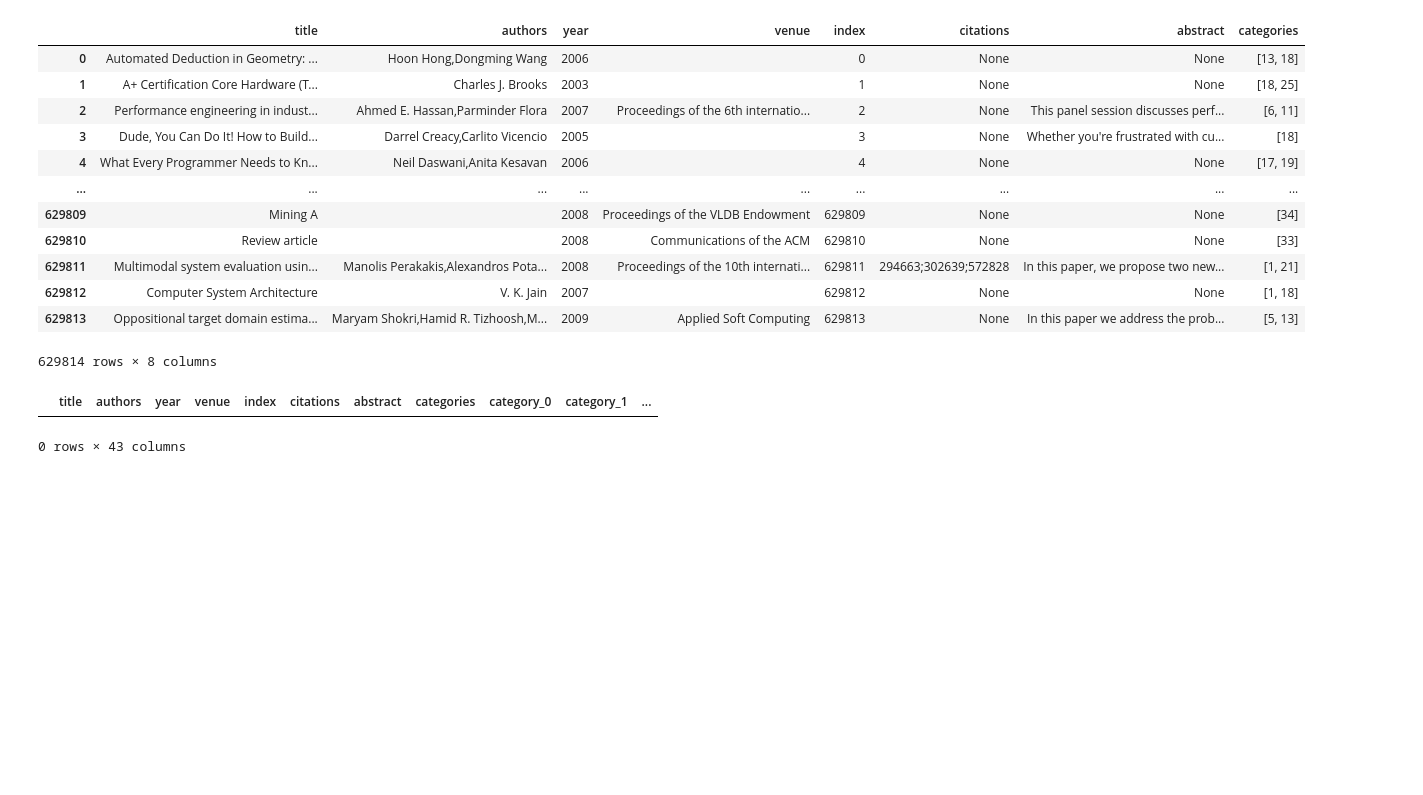
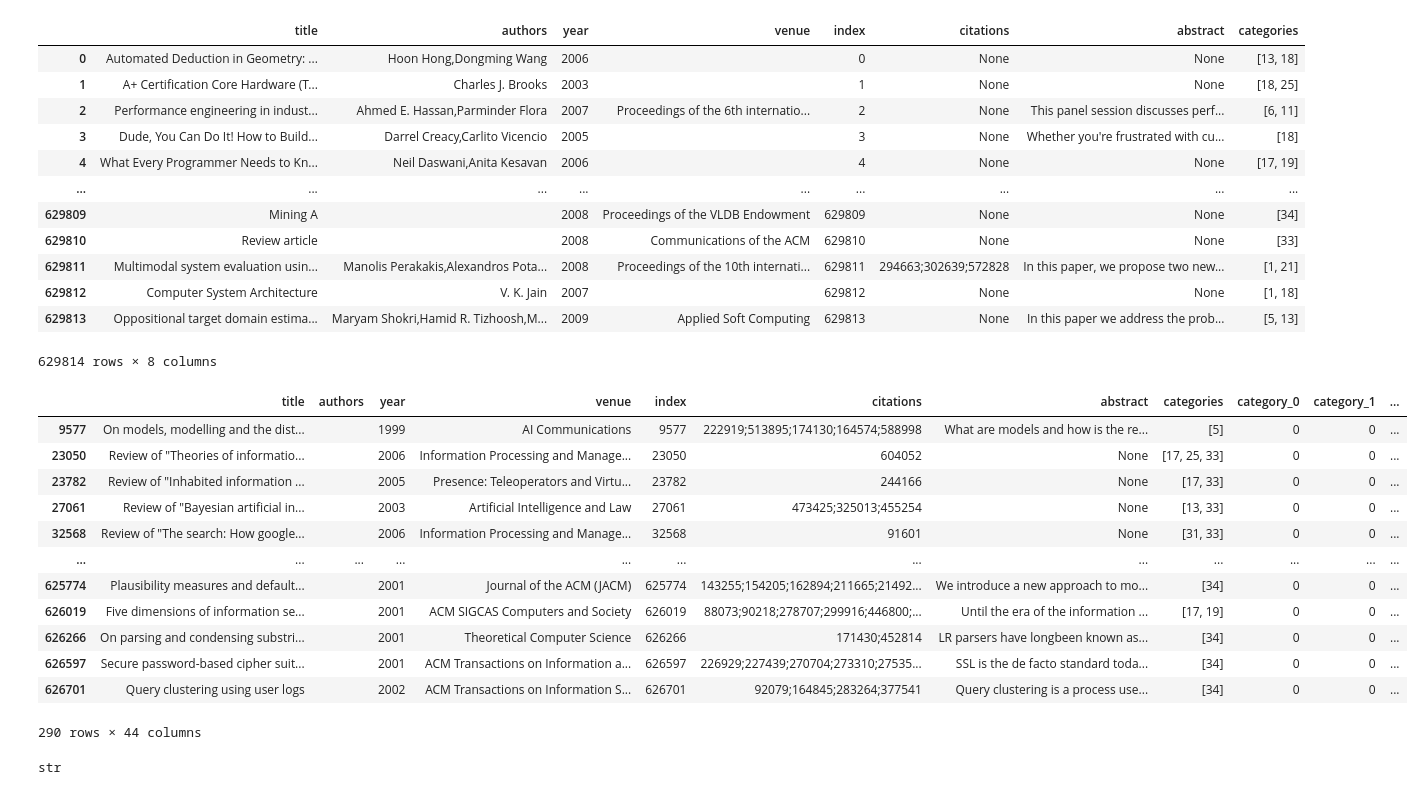
Before and after one commit to tommasosommaruga/Data_challenge_ENT, a Jupyter notebook: main_nb.ipynb, the cells around one changed output. Drawn from its saved outputs; the diff is of its cells as text; code cells hidden in the pictures; blank space fills up the shorter version.

Commit message:
check authors

```diff
--- a/main_nb.ipynb
+++ b/main_nb.ipynb
@@ -174,8 +174,27 @@ for category in unique_categories:
     df[f'category_{category}'] = df['categories'].apply(lambda x: 1 if category in x else 0)
 # %%
 # give the rows which have empty authors
-df['authors'] = df['authors'].apply(lambda x: x.split(','))
-df[df['authors'].apply(lambda x: len(x)) == 0]
+df['authors_list'] = df['authors'].apply(lambda x: [author.strip() for author in x.split(",")])
+
+# Step 2: Check for empty authors
+empty_authors_df = df[df['authors_list'].apply(lambda x: any(not author for author in x))]
-# %% [output]
-|  | title | authors | year | venue | index | citations | abstract | categories | category_0 | category_1 | ... |
-0 rows × 43 columns
+# %%
+empty_authors_df[empty_authors_df['citations'].notnull()]
+# %% [output]
+|  | title | authors | year | venue | index | citations | abstract | categories | category_0 | category_1 | ... |
+| 9577 | On models, modelling and the dist... |  | 1999 | AI Communications | 9577 | 222919;513895;174130;164574;588998 | What are models and how is the re... | [5] | 0 | 0 | ... |
+| 23050 | Review of "Theories of informatio... |  | 2006 | Information Processing and Manage... | 23050 | 604052 | None | [17, 25, 33] | 0 | 0 | ... |
+| 23782 | Review of "Inhabited information ... |  | 2005 | Presence: Teleoperators and Virtu... | 23782 | 244166 | None | [17, 33] | 0 | 0 | ... |
+| 27061 | Review of "Bayesian artificial in... |  | 2003 | Artificial Intelligence and Law | 27061 | 473425;325013;455254 | None | [13, 33] | 0 | 0 | ... |
+| 32568 | Review of "The search: How google... |  | 2006 | Information Processing and Manage... | 32568 | 91601 | None | [31, 33] | 0 | 0 | ... |
+| ... | ... | ... | ... | ... | ... | ... | ... | ... | ... | ... | ... |
+| 625774 | Plausibility measures and default... |  | 2001 | Journal of the ACM (JACM) | 625774 | 143255;154205;162894;211665;21492... | We introduce a new approach to mo... | [34] | 0 | 0 | ... |
+| 626019 | Five dimensions of information se... |  | 2001 | ACM SIGCAS Computers and Society | 626019 | 88073;90218;278707;299916;446800;... | Until the era of the information ... | [17, 19] | 0 | 0 | ... |
+| 626266 | On parsing and condensing substri... |  | 2001 | Theoretical Computer Science | 626266 | 171430;452814 | LR parsers have longbeen known as... | [34] | 0 | 0 | ... |
+| 626597 | Secure password-based cipher suit... |  | 2001 | ACM Transactions on Information a... | 626597 | 226929;227439;270704;273310;27535... | SSL is the de facto standard toda... | [34] | 0 | 0 | ... |
+| 626701 | Query clustering using user logs |  | 2002 | ACM Transactions on Information S... | 626701 | 92079;164845;283264;377541 | Query clustering is a process use... | [34] | 0 | 0 | ... |
+290 rows × 44 columns
+# %%
+type(df['authors'][0])
+# %% [output]
+str
```
Also changed, not shown: parts of 1 cell of this notebook.
